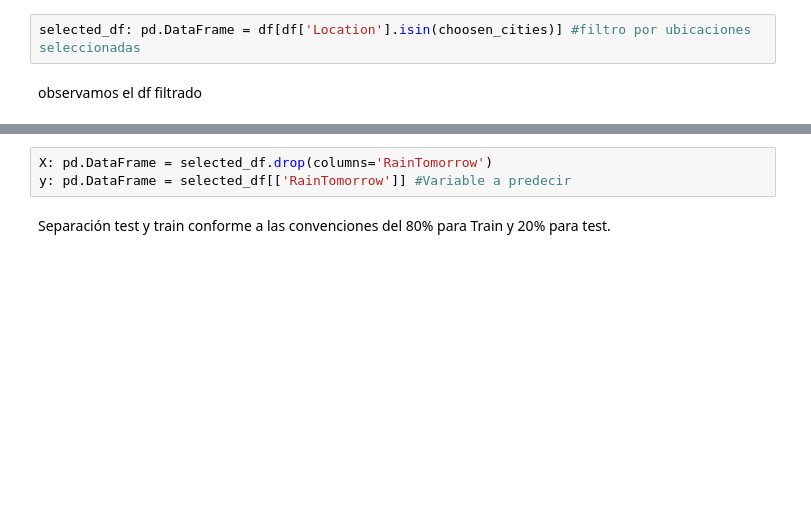
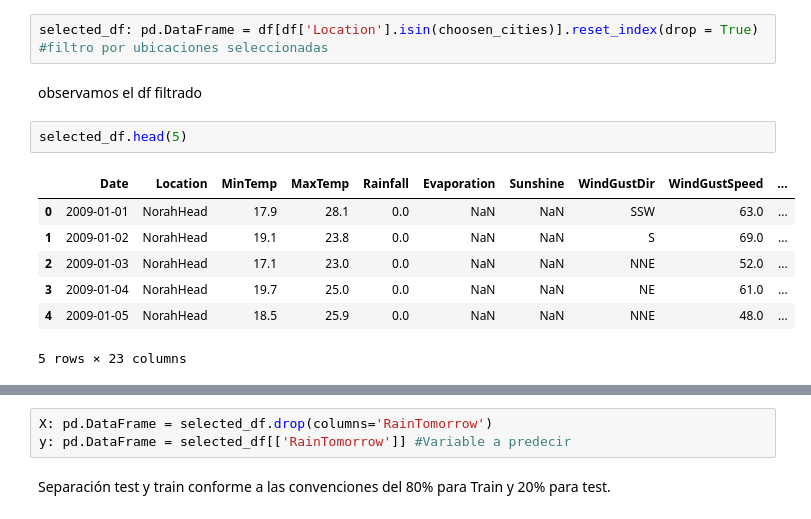
Before and after one commit to bpace1/AA1-TUIA-Crenna-Pace-SanchoAlmenar, a Jupyter notebook: TP-clasificacion-AA1.ipynb, the cells around one changed output, grey strips where cells are left out. Drawn from its saved outputs; the diff is of its cells as text; blank space fills up the shorter version.

```diff
--- a/TP-clasificacion-AA1.ipynb
+++ b/TP-clasificacion-AA1.ipynb
@@ -65,6 +65,16 @@ choosen_cities: list[str] =  ['NorfolkIsland',
  'MountGambier',
  'WaggaWagga']
 # %%
-selected_df: pd.DataFrame = df[df['Location'].isin(choosen_cities)] #filtro por ubicaciones seleccionadas
+selected_df: pd.DataFrame = df[df['Location'].isin(choosen_cities)].reset_index(drop = True) #filtro por ubicaciones seleccionadas
 # %% [markdown]
 observamos el df filtrado
+# %%
+selected_df.head(5)
+# %% [output]
+|  | Date | Location | MinTemp | MaxTemp | Rainfall | Evaporation | Sunshine | WindGustDir | WindGustSpeed | ... |
+| 0 | 2009-01-01 | NorahHead | 17.9 | 28.1 | 0.0 | NaN | NaN | SSW | 63.0 | ... |
+| 1 | 2009-01-02 | NorahHead | 19.1 | 23.8 | 0.0 | NaN | NaN | S | 69.0 | ... |
+| 2 | 2009-01-03 | NorahHead | 17.1 | 23.0 | 0.0 | NaN | NaN | NNE | 52.0 | ... |
+| 3 | 2009-01-04 | NorahHead | 19.7 | 25.0 | 0.0 | NaN | NaN | NE | 61.0 | ... |
+| 4 | 2009-01-05 | NorahHead | 18.5 | 25.9 | 0.0 | NaN | NaN | NNE | 48.0 | ... |
+5 rows × 23 columns
```
Also changed, not shown: parts of 23 cells of this notebook.
